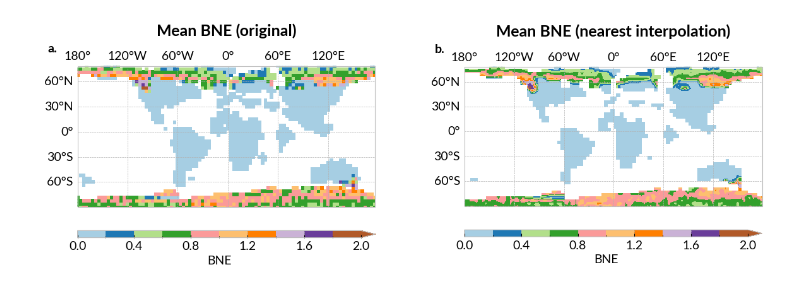
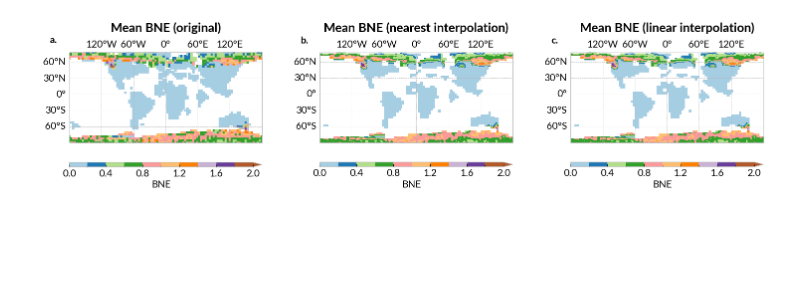
Before and after one commit to fstrnad/geoutils, a Jupyter notebook: tutorials/interpolate_tutorial.ipynb, the cells around one changed output. Drawn from its saved outputs; the diff is of its cells as text; code cells hidden in the pictures; blank space fills up the shorter version.

Commit message:
updated interpolation

```diff
--- a/tutorials/interpolate_tutorial.ipynb
+++ b/tutorials/interpolate_tutorial.ipynb
@@ -12,13 +12,17 @@ data_file2 = f'{data_folder}/lai_3xCO2_COSMOS.nc'
 # %%
 reload(interp)
 reload(of)
+data1 = xr.open_dataset(data_file1)
 data1_of = of.open_nc_file(data_file2)
 
 method = 'nearest'
-data1_nearest = interp.interpolate_grid(dataarray=data1_of,
-                                       method=method)
+grid_step = 1
+data1_nearest = interp.interpolate_grid(dataarray=data1,
+                                        method=method,
+                                        grid_step=grid_step)
 data1_linear = interp.interpolate_grid(dataarray=data1_of,
-                                        method='linear')
+                                       method='linear',
+                                       grid_step=grid_step)
 # %% [output]
 Start processing data!
 Chunk the data
@@ -45,7 +71,7 @@ mean_BNE_orig = data1_of[label_lai].mean(dim='year')
 vmin_bne = 0
 vmax_bne = 2
 
-im = cplt.create_multi_plot(nrows=1, ncols=2, figsize=(14, 5),
+im = cplt.create_multi_plot(nrows=1, ncols=3, figsize=(18, 5),
                             projection='PlateCarree', wspace=0.3,)
 
 cplt.plot_map(mean_BNE_orig.T,
@@ -75,4 +101,18 @@ im2 = cplt.plot_map(mean_BNE_linear.T,
                    orientation='horizontal',
                    set_map=False,
                    )
+
+im2 = cplt.plot_map(mean_BNE_linear.T,
+                   ax=im['ax'][2],
+                   title=f'Mean BNE (linear interpolation)',
+                   plot_type='colormesh',
+                   cmap='Paired',
+                   levels=10,
+                   label=label_lai,
+                   vmin=vmin_bne, vmax=vmax_bne,
+                   tick_step=2,
+                   extend='max',
+                   orientation='horizontal',
+                   set_map=False,
+                   )
 # %% [output]
@@ -79,4 +122,4 @@ im2 = cplt.plot_map(mean_BNE_linear.T,
-[figure, old version]
+[figure, new version]
 # %%
 mean_BNE
 # %% [output]
```
Also changed, not shown: parts of 3 cells of this notebook, 2 other files.
